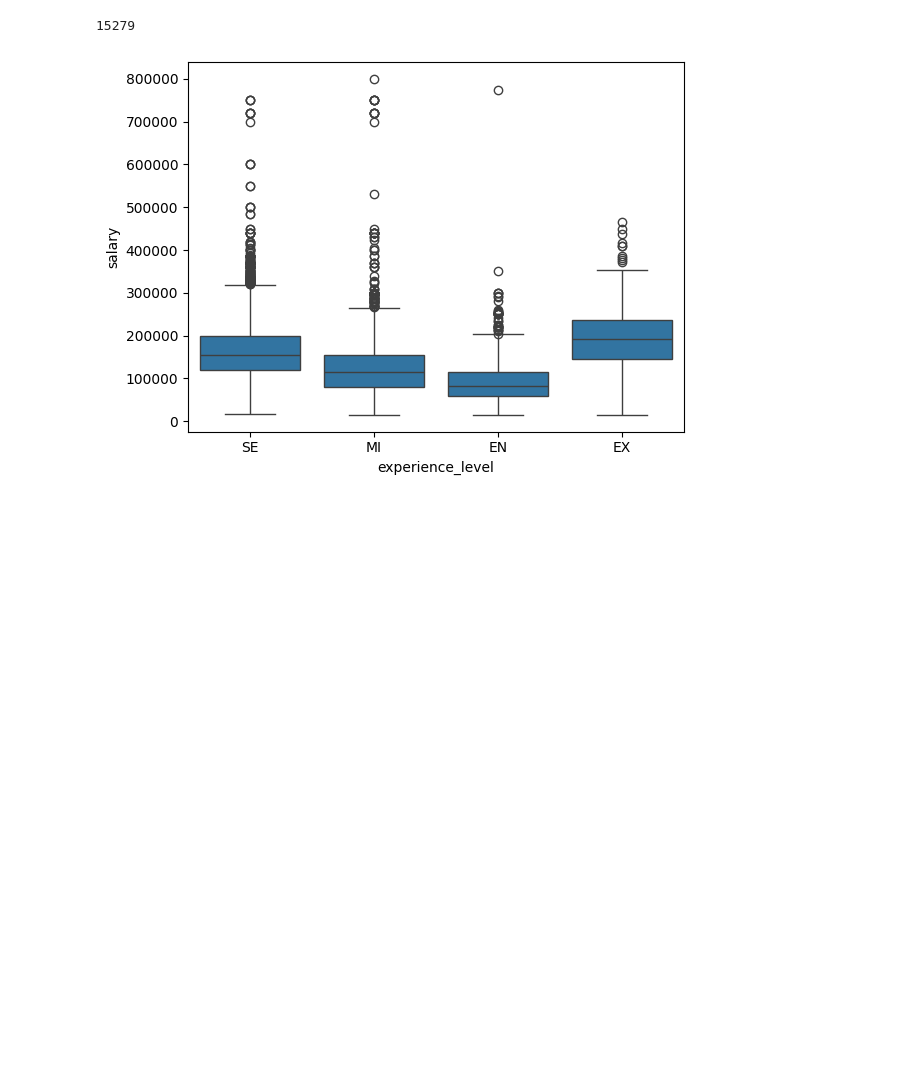
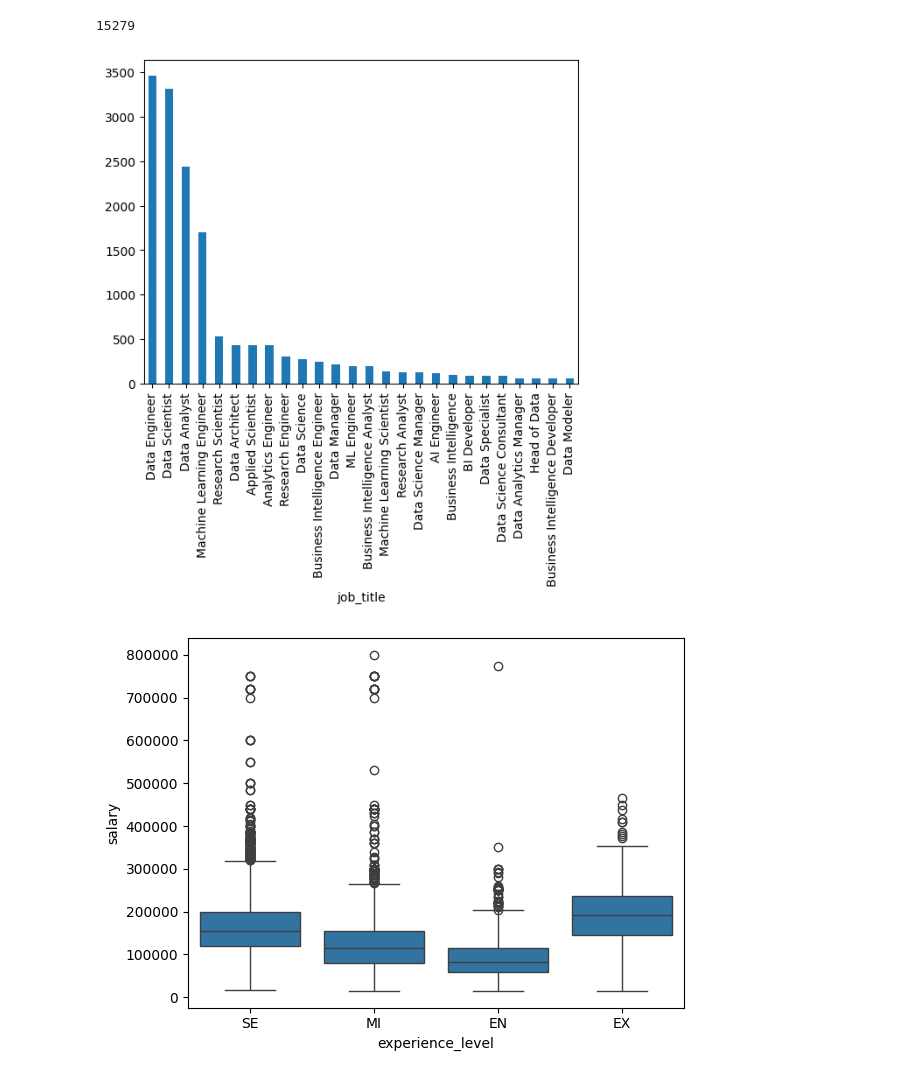
Before and after one commit to LLM-FRIENDS/dream-salary, a Jupyter notebook: data-engineering-salary/test.ipynb, the cells around one changed output. Cells and saved outputs as stored; diff of their text form; code cells hidden in the pictures; blank space fills up the shorter version.

```diff
--- a/data-engineering-salary/test.ipynb
+++ b/data-engineering-salary/test.ipynb
@@ -61,6 +61,11 @@ df_filtered_low=df.groupby("job_title").filter(lambda x: len(x)<50)
 len(df_filtered)
 # %% [output]
 15279
+# %%
+df_filtered["job_title"].value_counts().plot(kind="bar")
+plt.show()
+# %% [output]
+[figure, added]
 # %%
 import seaborn as sns
 sns.boxplot(x="experience_level",y="salary",data=df)
```
Also changed, not shown: parts of 28 cells of this notebook.
